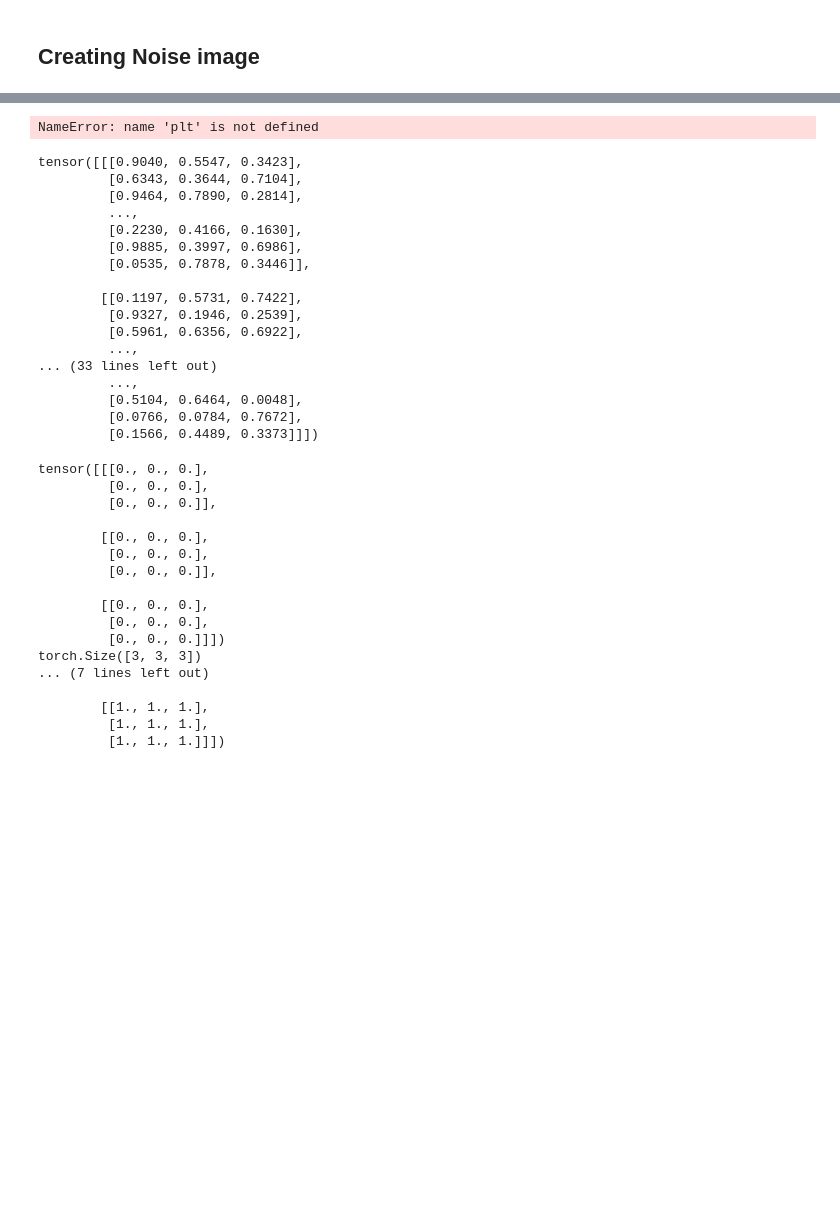
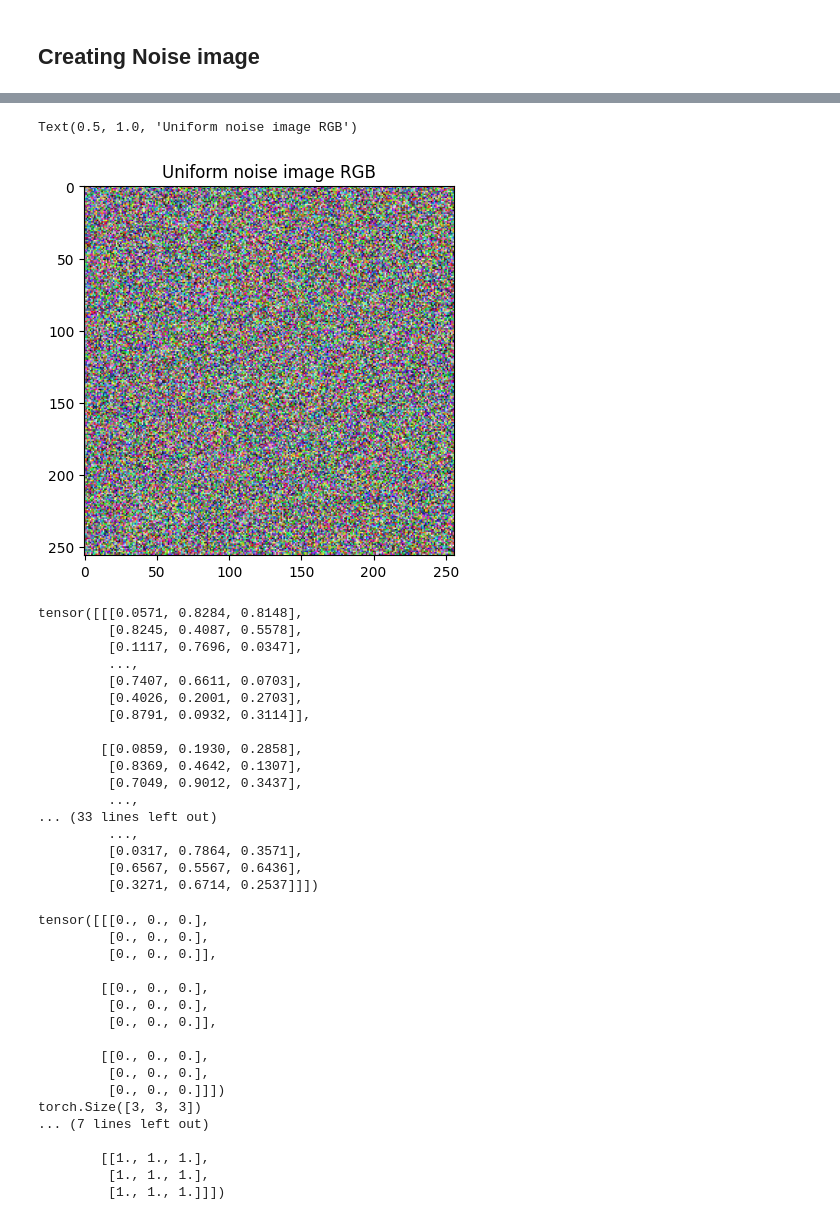
Before and after one commit to Nithinsai2025/Computer-Vision-learning, a Jupyter notebook: pytorch/pytorch_learn.ipynb, the cells around one changed output, grey strips where cells are left out. Cells and saved outputs as stored; diff of their text form; code cells hidden in the pictures; blank space fills up the shorter version.

```diff
--- a/pytorch/pytorch_learn.ipynb
+++ b/pytorch/pytorch_learn.ipynb
@@ -157,29 +156,30 @@ ModuleNotFoundError: No module named 'matplotlib'
 # %%
-uniform_noise_rgb=torch.rand(256,256,3) # between 0-1
-plt.imshow(uniform_noise_rgb.numpy())
+uniform_noise_rgb_picture=torch.rand(256,256,3) # between 0-1
+plt.imshow(uniform_noise_rgb_picture.numpy())
 plt.title("Uniform noise image RGB")
 # %% [output]
-NameError: name 'plt' is not defined
+Text(0.5, 1.0, 'Uniform noise image RGB')
+[figure, added]
 # %%
-print(uniform_noise_rgb)
+print(uniform_noise_rgb_picture)
 # %% [output]
-tensor([[[0.9040, 0.5547, 0.3423],
-         [0.6343, 0.3644, 0.7104],
-         [0.9464, 0.7890, 0.2814],
+tensor([[[0.0571, 0.8284, 0.8148],
+         [0.8245, 0.4087, 0.5578],
+         [0.1117, 0.7696, 0.0347],
          ...,
-         [0.2230, 0.4166, 0.1630],
-         [0.9885, 0.3997, 0.6986],
-         [0.0535, 0.7878, 0.3446]],
+         [0.7407, 0.6611, 0.0703],
+         [0.4026, 0.2001, 0.2703],
+         [0.8791, 0.0932, 0.3114]],
 
-        [[0.1197, 0.5731, 0.7422],
-         [0.9327, 0.1946, 0.2539],
-         [0.5961, 0.6356, 0.6922],
+        [[0.0859, 0.1930, 0.2858],
+         [0.8369, 0.4642, 0.1307],
+         [0.7049, 0.9012, 0.3437],
          ...,
 ... (33 lines left out)
          ...,
-         [0.5104, 0.6464, 0.0048],
-         [0.0766, 0.0784, 0.7672],
-         [0.1566, 0.4489, 0.3373]]])
+         [0.0317, 0.7864, 0.3571],
+         [0.6567, 0.5567, 0.6436],
+         [0.3271, 0.6714, 0.2537]]])
 # %%
 # zeros and ones
 zeros_tensor=torch.zeros(3,3,3)
```
Also changed, not shown: parts of 6 cells of this notebook.
